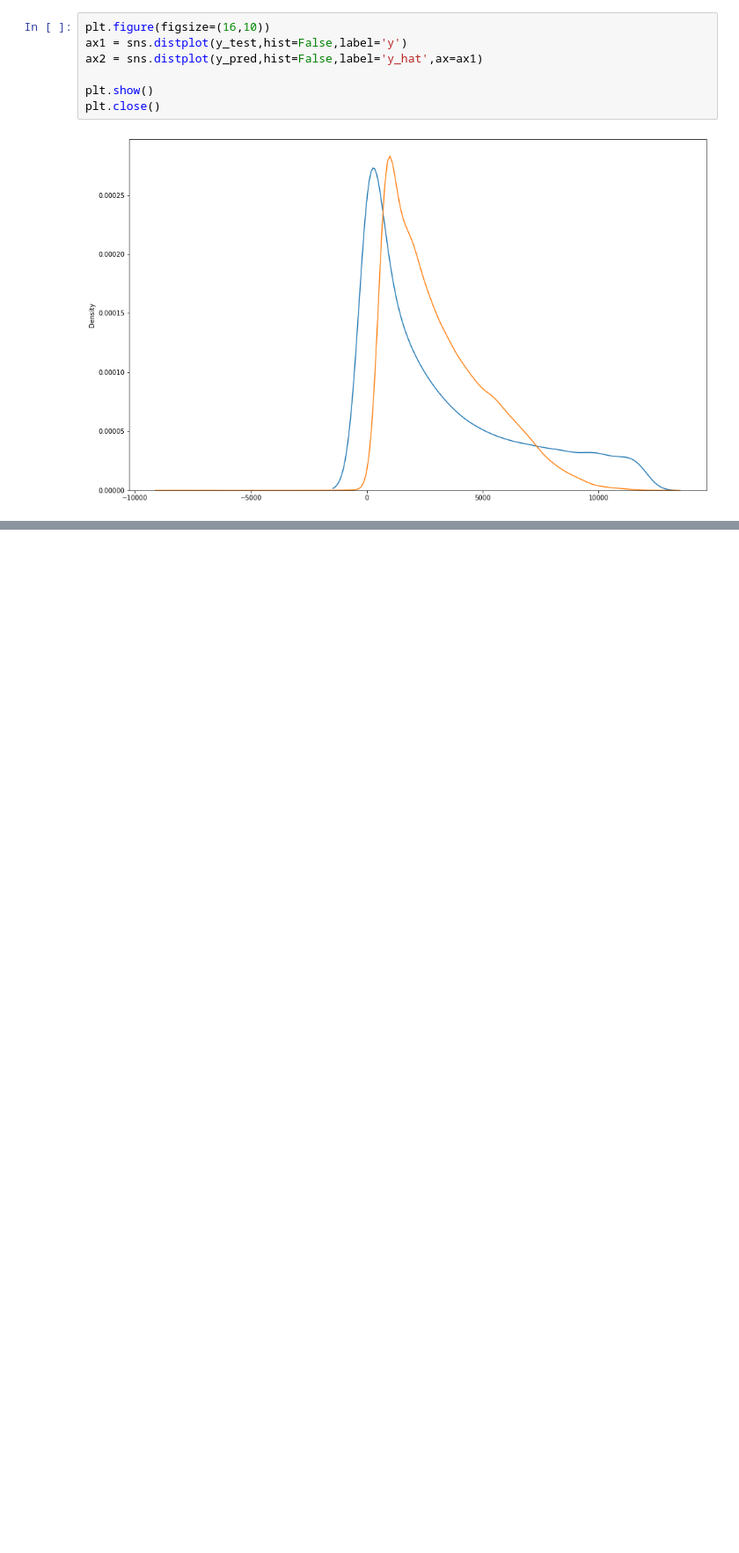
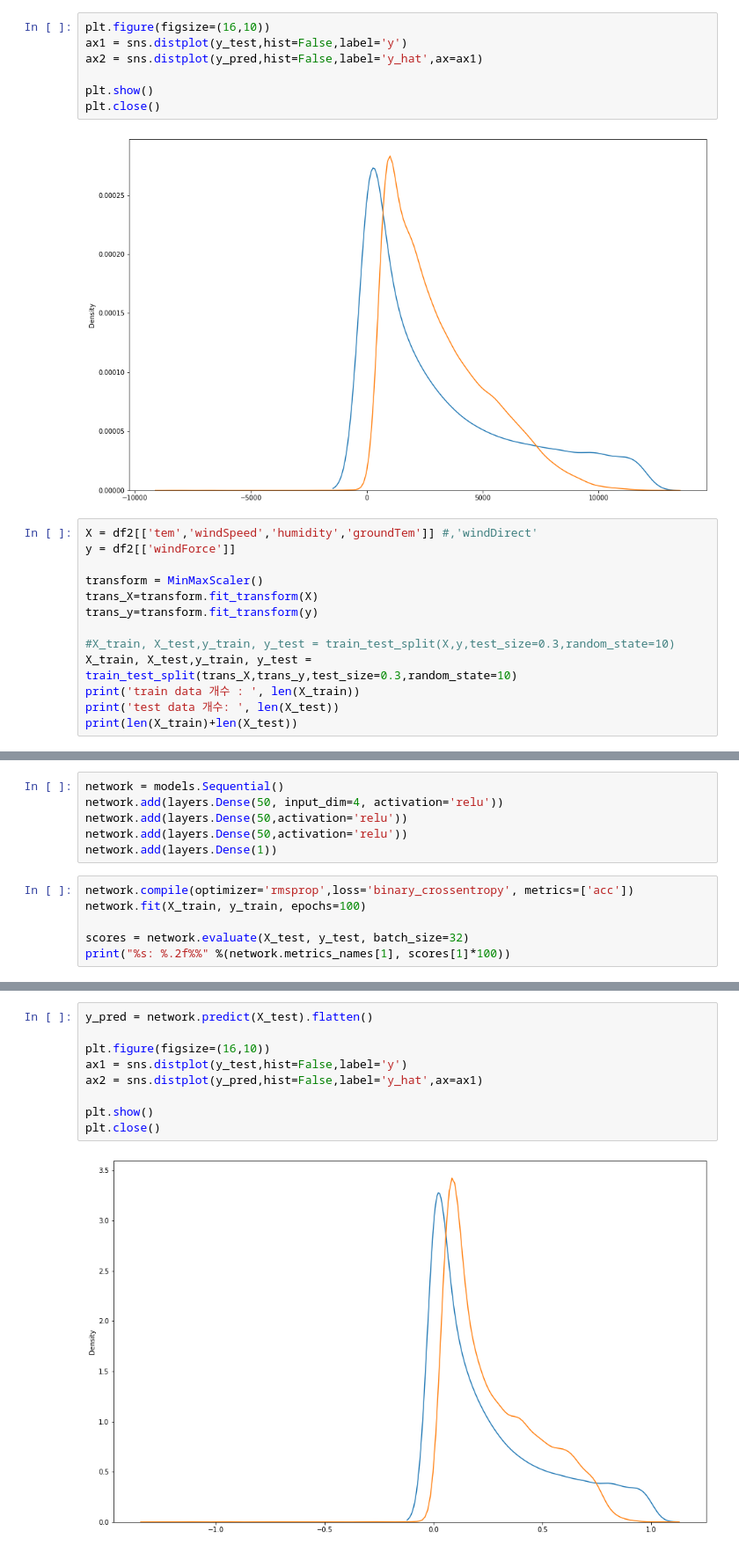
Before and after one commit to rohhj622/windPowerPrediction, a Jupyter notebook: code1_1.ipynb, the cells around one changed output, grey strips where cells are left out. Shown: that part at 88% size. Drawn from its saved outputs; the diff is of its cells as text; blank space fills up the shorter version.

```diff
--- a/code1_1.ipynb
+++ b/code1_1.ipynb
@@ -543,3 +533,16 @@ plt.show()
 plt.close()
 # %% [output]
 [figure]
+# %%
+X = df2[['tem','windSpeed','humidity','groundTem']] #,'windDirect'
+y = df2[['windForce']]
+
+transform = MinMaxScaler()
+trans_X=transform.fit_transform(X)
+trans_y=transform.fit_transform(y)
+
+#X_train, X_test,y_train, y_test = train_test_split(X,y,test_size=0.3,random_state=10)
+X_train, X_test,y_train, y_test = train_test_split(trans_X,trans_y,test_size=0.3,random_state=10)
+print('train data 개수 : ', len(X_train))
+print('test data 개수: ', len(X_test))
+print(len(X_train)+len(X_test))
@@ -545,0 +563,12 @@ plt.close()
+# %%
+network = models.Sequential()
+network.add(layers.Dense(50, input_dim=4, activation='relu'))
+network.add(layers.Dense(50,activation='relu'))
+network.add(layers.Dense(50,activation='relu'))
+network.add(layers.Dense(1))
+# %%
+network.compile(optimizer='rmsprop',loss='binary_crossentropy', metrics=['acc'])
+network.fit(X_train, y_train, epochs=100)
+
+scores = network.evaluate(X_test, y_test, batch_size=32)
+print("%s: %.2f%%" %(network.metrics_names[1], scores[1]*100))
@@ -545,0 +593,11 @@ plt.close()
+# %%
+y_pred = network.predict(X_test).flatten()
+
+plt.figure(figsize=(16,10))
+ax1 = sns.distplot(y_test,hist=False,label='y')
+ax2 = sns.distplot(y_pred,hist=False,label='y_hat',ax=ax1)
+
+plt.show()
+plt.close()
+# %% [output]
+[figure, added]
```
Also changed, not shown: parts of 7 cells of this notebook.
